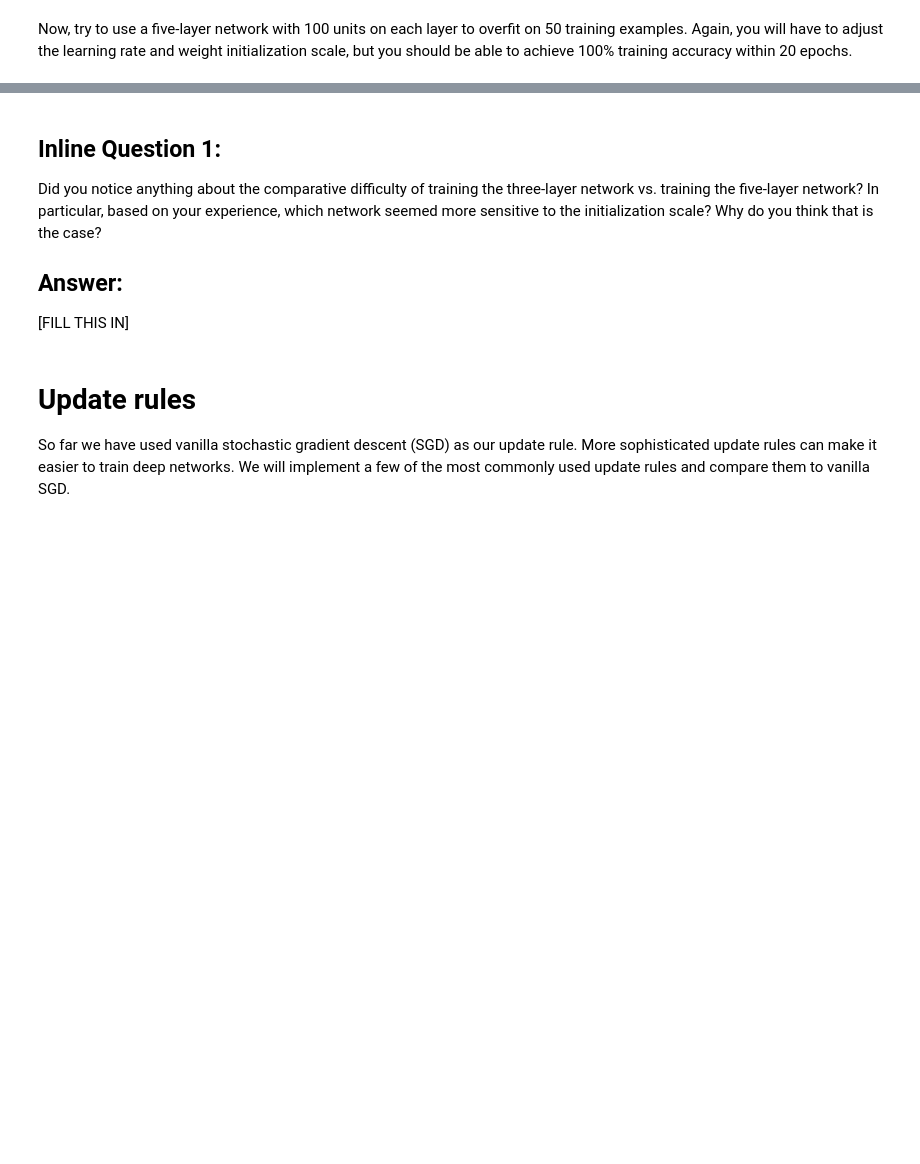
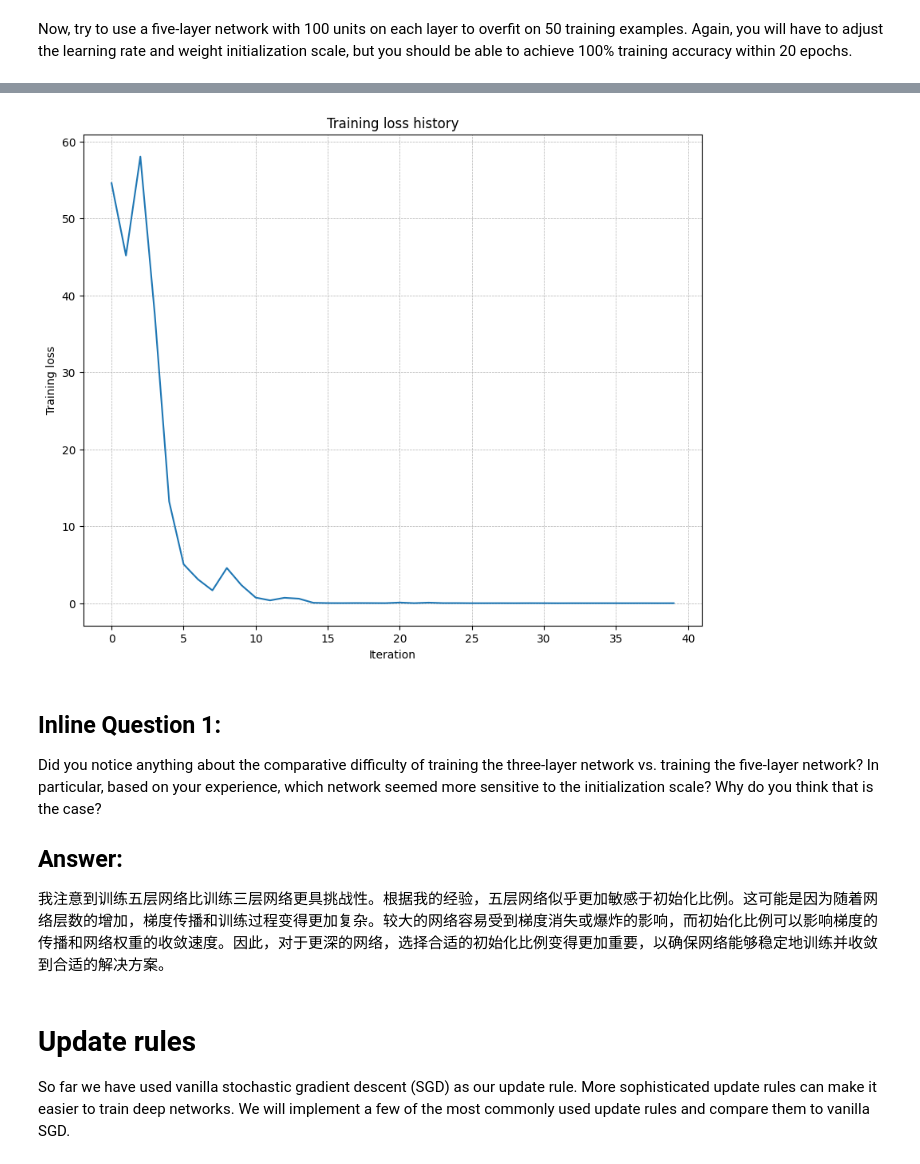
Before and after one commit to CYW06/CS231n, a Jupyter notebook: assignment2/FullyConnectedNets.ipynb, the cells around one changed output, grey strips where cells are left out. Saved outputs shown, nothing was run; the diff lists cells and outputs as text; code cells hidden in the pictures; blank space fills up the shorter version.

```diff
--- a/assignment2/FullyConnectedNets.ipynb
+++ b/assignment2/FullyConnectedNets.ipynb
@@ -159,8 +192,8 @@ small_data = {
   'y_val': data['y_val'],
 }
 
-learning_rate = 2e-3  # Experiment with this!
-weight_scale = 1e-5   # Experiment with this!
+learning_rate = 3e-3  # Experiment with this!
+weight_scale = 8e-2   # Experiment with this!
 model = FullyConnectedNet(
     [100, 100, 100, 100],
     weight_scale=weight_scale,
@@ -183,3 +216,4 @@ plt.xlabel('Iteration')
 plt.ylabel('Training loss')
 plt.grid(linestyle='--', linewidth=0.5)
 plt.show()
+# %% [output]
@@ -186,9 +237,10 @@ plt.show()
+[figure, added]
 # %% [markdown]
 ## Inline Question 1:
 Did you notice anything about the comparative difficulty of training the three-layer network vs. training the five-layer network? In particular, based on your experience, which network seemed more sensitive to the initialization scale? Why do you think that is the case?
 
 ## Answer:
-[FILL THIS IN]
+我注意到训练五层网络比训练三层网络更具挑战性。根据我的经验，五层网络似乎更加敏感于初始化比例。这可能是因为随着网络层数的增加，梯度传播和训练过程变得更加复杂。较大的网络容易受到梯度消失或爆炸的影响，而初始化比例可以影响梯度的传播和网络权重的收敛速度。因此，对于更深的网络，选择合适的初始化比例变得更加重要，以确保网络能够稳定地训练并收敛到合适的解决方案。
 # %% [markdown]
 # Update rules
 So far we have used vanilla stochastic gradient descent (SGD) as our update rule. More sophisticated update rules can make it easier to train deep networks. We will implement a few of the most commonly used update rules and compare them to vanilla SGD.
```
Also changed, not shown: parts of 11 cells of this notebook, 4 other files.
